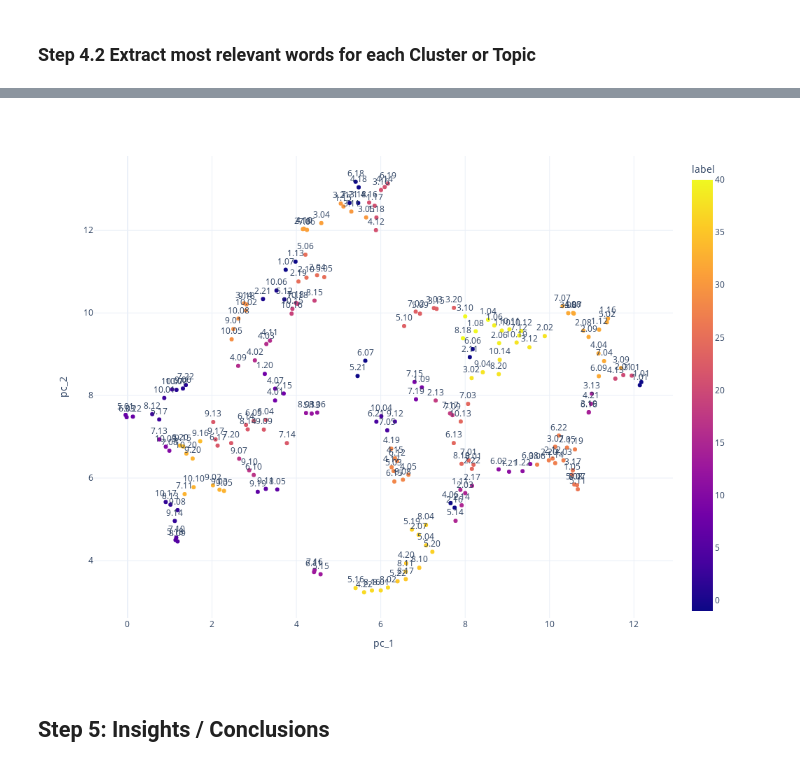
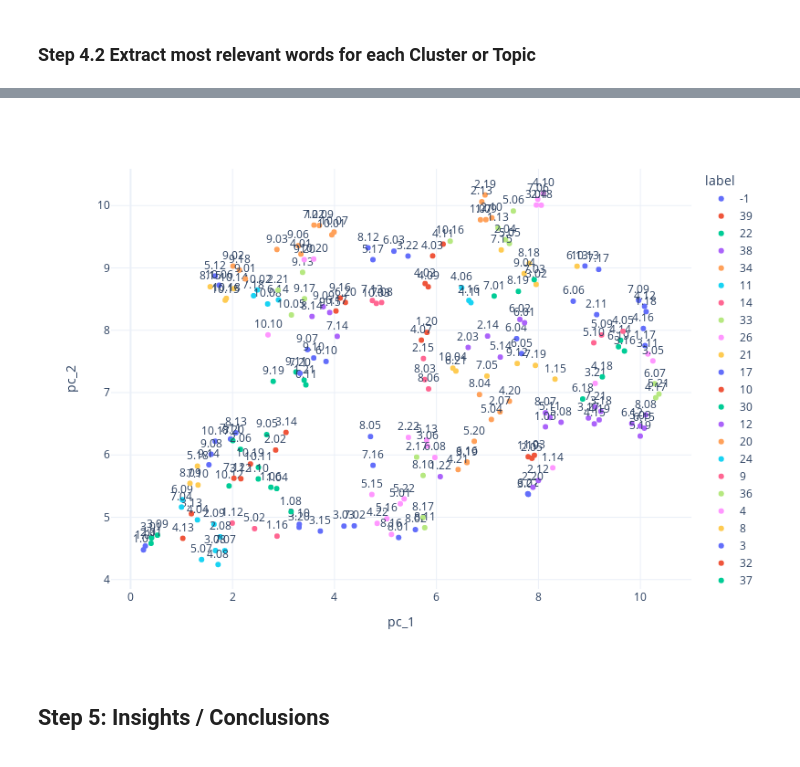
Before and after one commit to huyndao/sg1-topic-modeling, a Jupyter notebook: sg1-topic-modeling.ipynb, the cells around one changed output, grey strips where cells are left out. Drawn from its saved outputs; the diff is of its cells as text; code cells hidden in the pictures.

```diff
--- a/sg1-topic-modeling.ipynb
+++ b/sg1-topic-modeling.ipynb
@@ -653,9 +681,5 @@ with open("step_03_corpus_embeddings.pkl", "wb") as f:
 # %% [markdown]
 ## Step 4: Topic Modeling
-# %%
-# load the corpus embeddings
-with open("step_03_corpus_embeddings.pkl", "rb") as f:
-    corpus_embeddings = pickle.load(f)
 # %% [markdown]
 - To model the topics of the shows, I need to cluster episodes that are similar together
 - This is done via the use of HDBSCAN
@@ -670,14 +695,11 @@ with open("step_03_corpus_embeddings.pkl", "rb") as f:
 - The objective of the whole hyperparameter tuning process is to get the highest possible Density based clustering metric, the Validity Index, which ranges from -1 to 1
 - The tuning process is done with optuna
 # %%
-corpus_scaled = StandardScaler().fit_transform(corpus_embeddings)
-
-
 def objective(trial):
-    min_size = trial.suggest_int("min_cluster_size", 2, 10)
-    min_samp = trial.suggest_int("min_samples", 1, 10)
+    min_size = trial.suggest_int("min_cluster_size", 2, 5)
+    min_samp = trial.suggest_int("min_samples", 1, 5)
     n_comps = 100
-    n_neighs = trial.suggest_int("n_neighbors", 1, 10)
+    n_neighs = trial.suggest_int("n_neighbors", 1, 5)
     try:
         reducer = umap.UMAP(
             n_jobs=-1, n_components=n_comps, n_neighbors=n_neighs, min_dist=0.0
@@ -709,6 +731,8 @@ except:
         study_name=study_name,
     )
 
+    corpus_scaled = StandardScaler().fit_transform(corpus_embeddings)
+
     study.optimize(
         func=objective,
         n_trials=200,
@@ -910,6 +958,6 @@ array([['martin', 'puppet', 'marlowe', 'director', 'tanner', 'looks',
 def make_2d_embeddings(corpus: np.ndarray, nn: int) -> np.ndarray:
     pipe = make_pipeline(
         StandardScaler(),
-        umap.UMAP(n_components=2, n_neighbors=nn, min_dist=0.2, n_jobs=-1),
+        umap.UMAP(n_components=2, n_neighbors=nn, min_dist=0.15, n_jobs=-1),
     )
     return pipe.fit_transform(corpus)
@@ -943,7 +994,7 @@ corpus_2d_df = pl.concat(
         pl.DataFrame([clusterer.labels_, titles], schema=["label", "title"]),
     ],
     how="horizontal",
-)
+).with_columns(pl.col("label").cast(pl.Utf8))
 # %%
 corpus_2d_df.head()
 # %% [output]
@@ -958,19 +1009,19 @@ shape: (5, 4)
 # %%
 gc.collect()
 fig = px.scatter(
     corpus_2d_df,
     x="pc_1",
     y="pc_2",
     color="label",
     text="title",
     hover_name="title",
-    width=1000,
-    height=800,
+    width=800,
+    height=600,
     template="plotly_white",
 )
 fig.update_traces(textposition="top center")
 fig.show("png")
 # %% [output]
-[figure, old version]
+[figure, new version]
 # %% [markdown]
 ## Step 5: Insights / Conclusions
```
Also changed, not shown: parts of 43 cells of this notebook, 7 other files.
